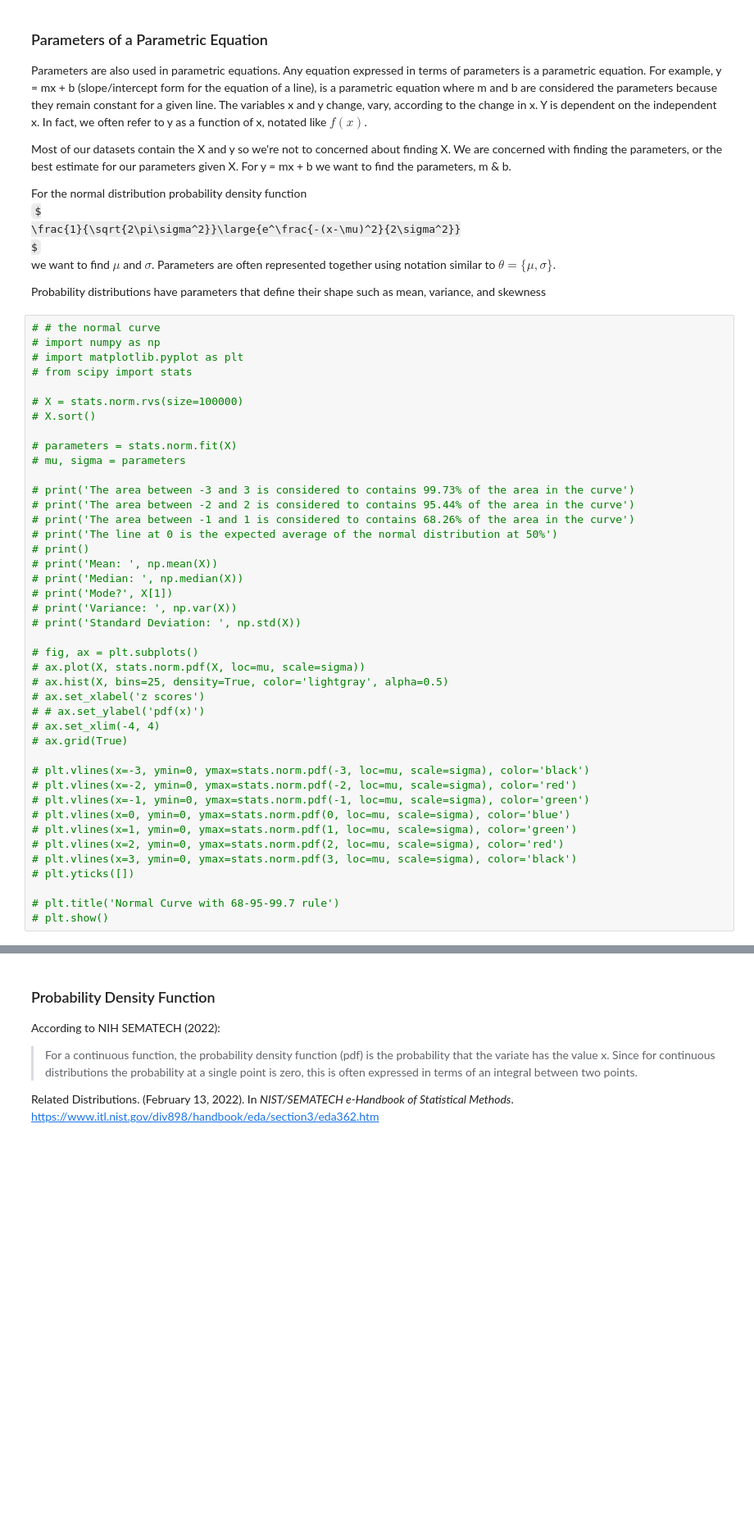
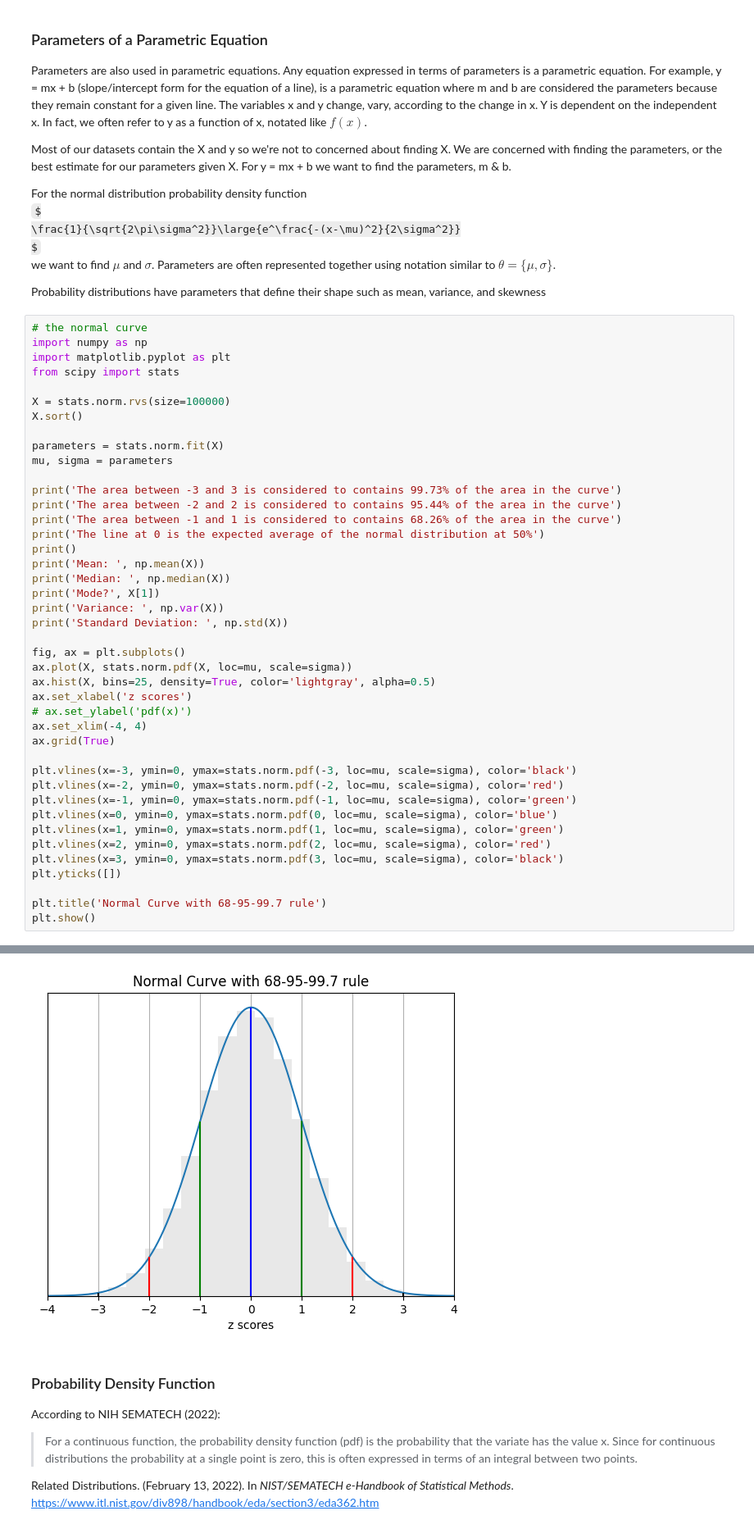
Before and after one commit to BeautyKabore/UNT-DTSC-4050, a Jupyter notebook: Week_05_Distribution/Week_05_Distributions.ipynb, the cells around one changed output, grey strips where cells are left out. Shown: that part at 82% size. Saved outputs shown, nothing was run; the diff lists cells and outputs as text; some formulas as TeX source; blank space fills up the shorter version.

```diff
--- a/Week_05_Distribution/Week_05_Distributions.ipynb
+++ b/Week_05_Distribution/Week_05_Distributions.ipynb
@@ -98,44 +94,45 @@ we want to find $\mu$ and $\sigma$. Parameters are often represented together us
 
 Probability distributions have parameters that define their shape such as mean, variance, and skewness
 # %%
-# # the normal curve
-# import numpy as np
-# import matplotlib.pyplot as plt
-# from scipy import stats
+# the normal curve
+import numpy as np
+import matplotlib.pyplot as plt
+from scipy import stats
 
-# X = stats.norm.rvs(size=100000)
-# X.sort()
+X = stats.norm.rvs(size=100000)
+X.sort()
 
-# parameters = stats.norm.fit(X)
-# mu, sigma = parameters
+parameters = stats.norm.fit(X)
+mu, sigma = parameters
 
-# print('The area between -3 and 3 is considered to contains 99.73% of the area in the curve')
-# print('The area between -2 and 2 is considered to contains 95.44% of the area in the curve')
-# print('The area between -1 and 1 is considered to contains 68.26% of the area in the curve')
-# print('The line at 0 is the expected average of the normal distribution at 50%')
-# print()
-# print('Mean: ', np.mean(X))
-# print('Median: ', np.median(X))
-# print('Mode?', X[1])
-# print('Variance: ', np.var(X))
-# print('Standard Deviation: ', np.std(X))
+print('The area between -3 and 3 is considered to contains 99.73% of the area in the curve')
+print('The area between -2 and 2 is considered to contains 95.44% of the area in the curve')
+print('The area between -1 and 1 is considered to contains 68.26% of the area in the curve')
+print('The line at 0 is the expected average of the normal distribution at 50%')
+print()
+print('Mean: ', np.mean(X))
+print('Median: ', np.median(X))
+print('Mode?', X[1])
+print('Variance: ', np.var(X))
+print('Standard Deviation: ', np.std(X))
 
-# fig, ax = plt.subplots()
-# ax.plot(X, stats.norm.pdf(X, loc=mu, scale=sigma))
-# ax.hist(X, bins=25, density=True, color='lightgray', alpha=0.5)
-# ax.set_xlabel('z scores')
-# # ax.set_ylabel('pdf(x)')
-# ax.set_xlim(-4, 4)
-# ax.grid(True)
+fig, ax = plt.subplots()
+ax.plot(X, stats.norm.pdf(X, loc=mu, scale=sigma))
+ax.hist(X, bins=25, density=True, color='lightgray', alpha=0.5)
+ax.set_xlabel('z scores')
+# ax.set_ylabel('pdf(x)')
+ax.set_xlim(-4, 4)
+ax.grid(True)
 
-# plt.vlines(x=-3, ymin=0, ymax=stats.norm.pdf(-3, loc=mu, scale=sigma), color='black')
-# plt.vlines(x=-2, ymin=0, ymax=stats.norm.pdf(-2, loc=mu, scale=sigma), color='red')
-# plt.vlines(x=-1, ymin=0, ymax=stats.norm.pdf(-1, loc=mu, scale=sigma), color='green')
-# plt.vlines(x=0, ymin=0, ymax=stats.norm.pdf(0, loc=mu, scale=sigma), color='blue')
-# plt.vlines(x=1, ymin=0, ymax=stats.norm.pdf(1, loc=mu, scale=sigma), color='green')
-# plt.vlines(x=2, ymin=0, ymax=stats.norm.pdf(2, loc=mu, scale=sigma), color='red')
-# plt.vlines(x=3, ymin=0, ymax=stats.norm.pdf(3, loc=mu, scale=sigma), color='black')
-# plt.yticks([])
+plt.vlines(x=-3, ymin=0, ymax=stats.norm.pdf(-3, loc=mu, scale=sigma), color='black')
+plt.vlines(x=-2, ymin=0, ymax=stats.norm.pdf(-2, loc=mu, scale=sigma), color='red')
+plt.vlines(x=-1, ymin=0, ymax=stats.norm.pdf(-1, loc=mu, scale=sigma), color='green')
+plt.vlines(x=0, ymin=0, ymax=stats.norm.pdf(0, loc=mu, scale=sigma), color='blue')
+plt.vlines(x=1, ymin=0, ymax=stats.norm.pdf(1, loc=mu, scale=sigma), color='green')
+plt.vlines(x=2, ymin=0, ymax=stats.norm.pdf(2, loc=mu, scale=sigma), color='red')
+plt.vlines(x=3, ymin=0, ymax=stats.norm.pdf(3, loc=mu, scale=sigma), color='black')
+plt.yticks([])
 
-# plt.title('Normal Curve with 68-95-99.7 rule')
-# plt.show()
+plt.title('Normal Curve with 68-95-99.7 rule')
+plt.show()
+# %% [output]
@@ -142,3 +149,4 @@ Probability distributions have parameters that define their shape such as mean,
+[figure, added]
 # %% [markdown]
 ### Probability Density Function
 
```
Also changed, not shown: parts of 48 cells of this notebook.
